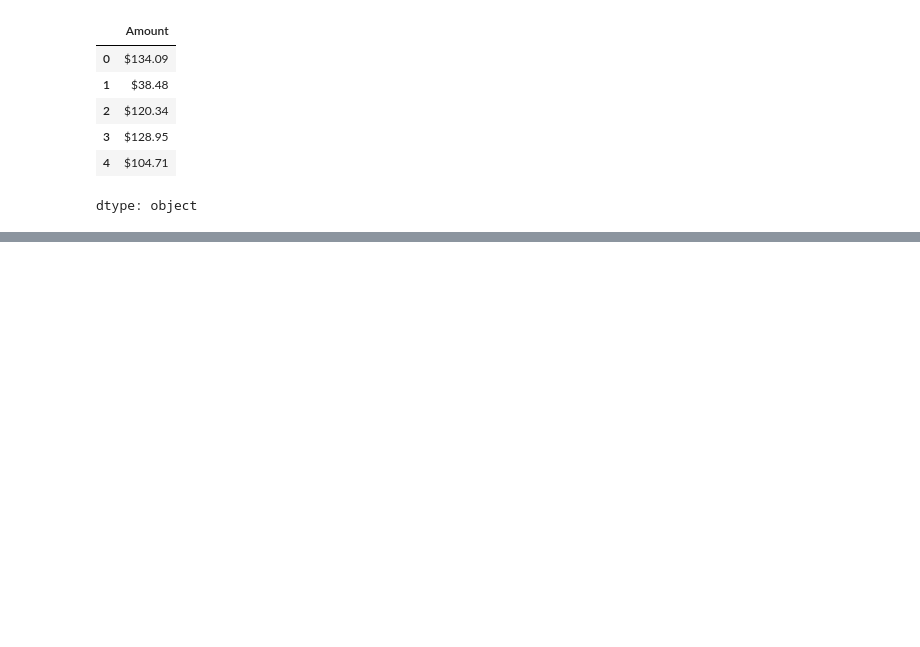
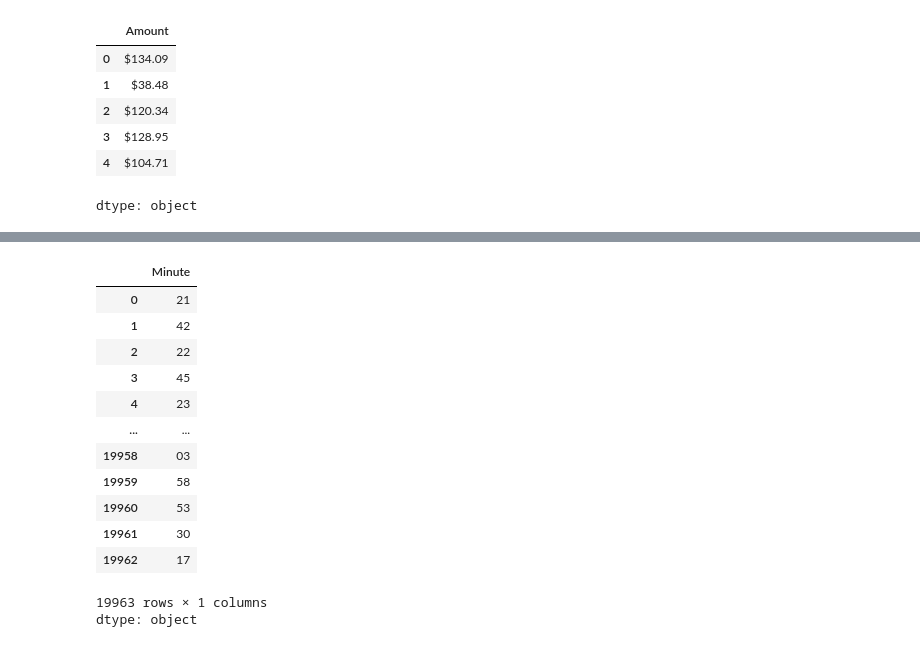
Before and after one commit to walidhbabou/dockerProjetAI, a Jupyter notebook: Bienvenue_dans_Colaboratory.ipynb, the cells around one changed output, grey strips where cells are left out. Saved outputs shown, nothing was run; the diff lists cells and outputs as text; code cells hidden in the pictures; blank space fills up the shorter version.

```diff
--- a/Bienvenue_dans_Colaboratory.ipynb
+++ b/Bienvenue_dans_Colaboratory.ipynb
@@ -134,0 +152,19 @@ df["Minute"] = df["Time"].str [3:5]
+# %%
+
+
+df.Minute
+# %% [output]
+|  | Minute |
+| 0 | 21 |
+| 1 | 42 |
+| 2 | 22 |
+| 3 | 45 |
+| 4 | 23 |
+| ... | ... |
+| 19958 | 03 |
+| 19959 | 58 |
+| 19960 | 53 |
+| 19961 | 30 |
+| 19962 | 17 |
+19963 rows × 1 columns
+dtype: object
```
Also changed, not shown: parts of 18 cells of this notebook.
